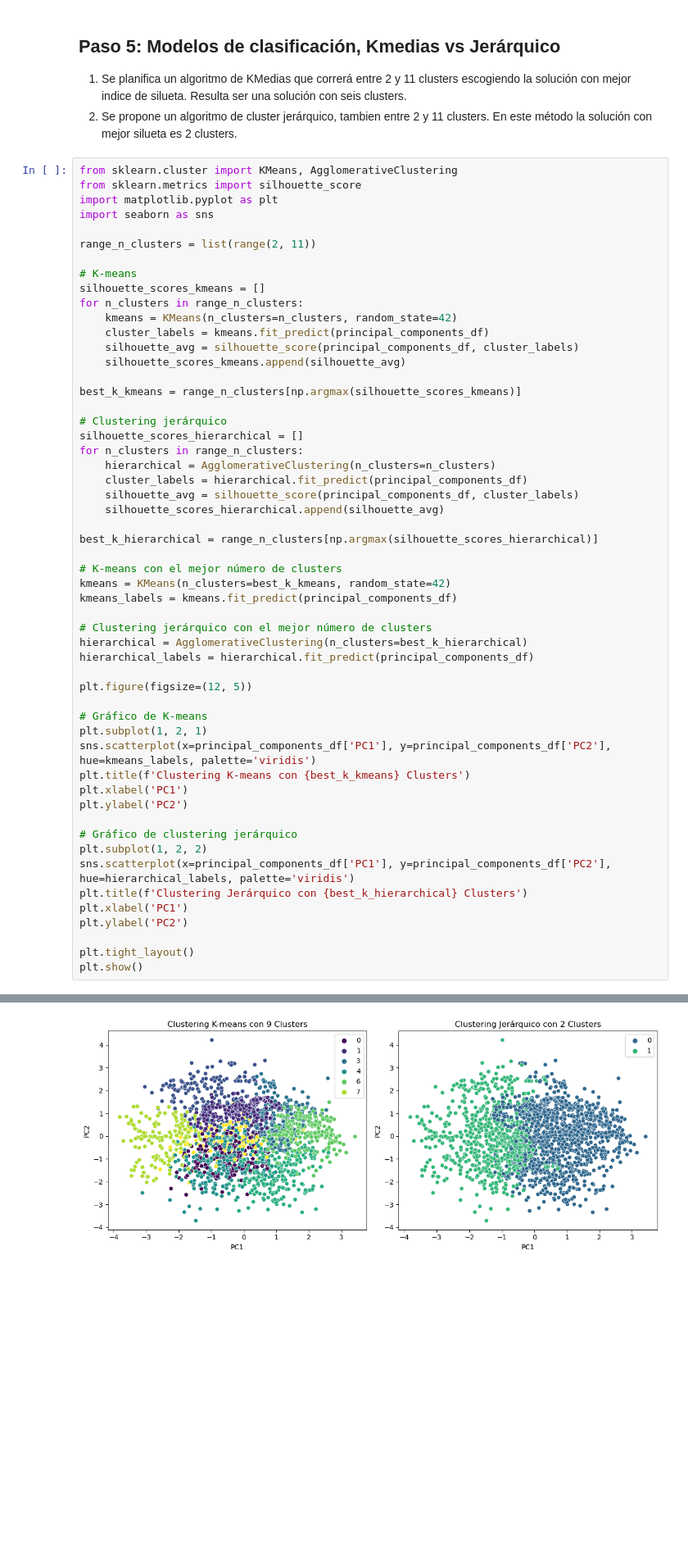
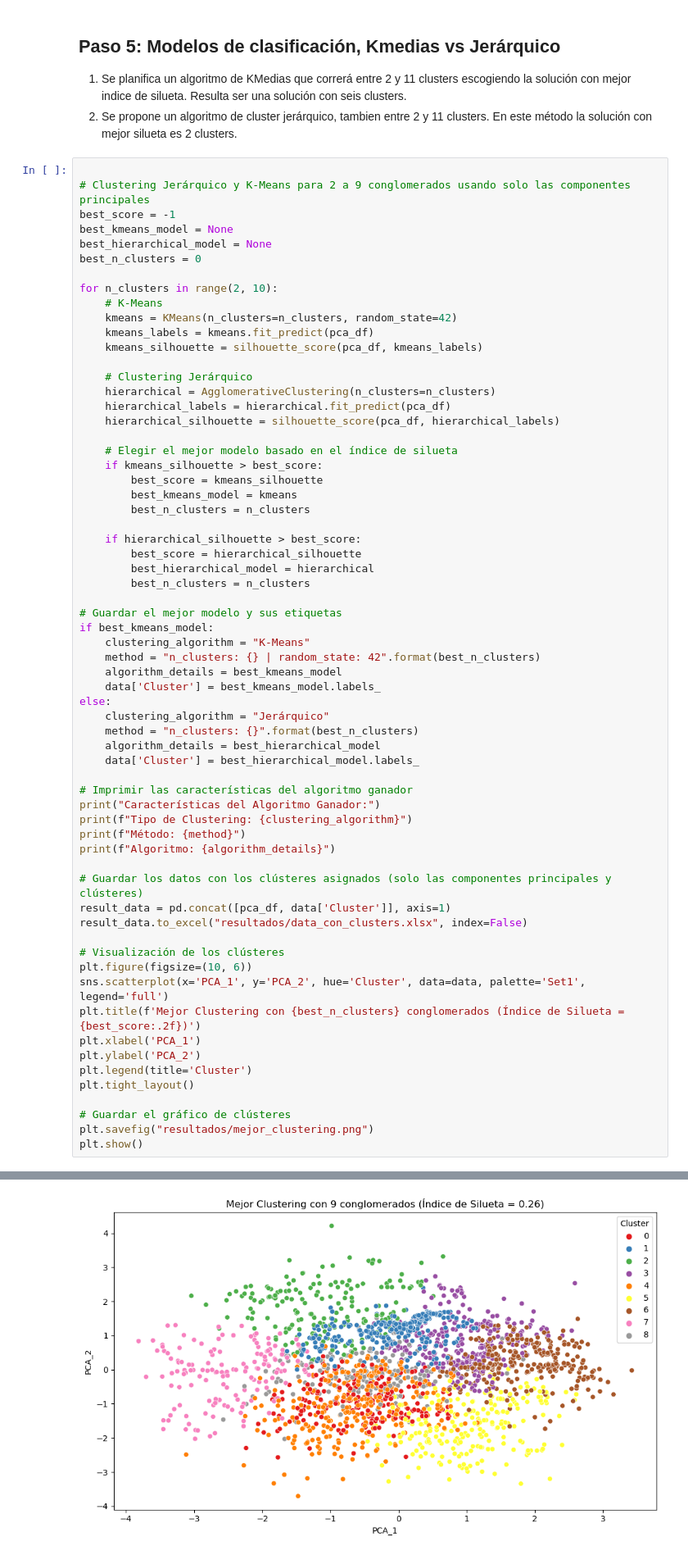
Before and after one commit to RamartiSing/Machine_Learning_3, a Jupyter notebook: Codigo/Proyecto 3 – Agrupación de datos sobre obesidad.ipynb, the cells around one changed output, grey strips where cells are left out. Shown at 82% size. Drawn from its saved outputs; the diff is of its cells as text; blank space fills up the shorter version.

Commit message:
Actualización
Este es el proyecto usado para los retos del trabajo final

```diff
--- a/Codigo/Proyecto 3 – Agrupación de datos sobre obesidad.ipynb
+++ b/Codigo/Proyecto 3 – Agrupación de datos sobre obesidad.ipynb
@@ -317,57 +397,67 @@ En principio, las componentes principales no estpan correlacionadas entre si y e
 1. Se planifica un algoritmo de KMedias que correrá entre 2 y 11 clusters escogiendo la solución con mejor indice de silueta. Resulta ser una solución con seis clusters.
 2. Se propone un algoritmo de cluster jerárquico, tambien entre 2 y 11 clusters. En este método la solución con mejor silueta es 2 clusters.
 # %%
-from sklearn.cluster import KMeans, AgglomerativeClustering
-from sklearn.metrics import silhouette_score
-import matplotlib.pyplot as plt
-import seaborn as sns
 
-range_n_clusters = list(range(2, 11))
+# Clustering Jerárquico y K-Means para 2 a 9 conglomerados usando solo las componentes principales
+best_score = -1
+best_kmeans_model = None
+best_hierarchical_model = None
+best_n_clusters = 0
 
-# K-means
-silhouette_scores_kmeans = []
-for n_clusters in range_n_clusters:
+for n_clusters in range(2, 10):
+    # K-Means
     kmeans = KMeans(n_clusters=n_clusters, random_state=42)
-    cluster_labels = kmeans.fit_predict(principal_components_df)
-    silhouette_avg = silhouette_score(principal_components_df, cluster_labels)
-    silhouette_scores_kmeans.append(silhouette_avg)
+    kmeans_labels = kmeans.fit_predict(pca_df)
+    kmeans_silhouette = silhouette_score(pca_df, kmeans_labels)
 
-best_k_kmeans = range_n_clusters[np.argmax(silhouette_scores_kmeans)]
+    # Clustering Jerárquico
+    hierarchical = AgglomerativeClustering(n_clusters=n_clusters)
+    hierarchical_labels = hierarchical.fit_predict(pca_df)
+    hierarchical_silhouette = silhouette_score(pca_df, hierarchical_labels)
 
-# Clustering jerárquico
-silhouette_scores_hierarchical = []
-for n_clusters in range_n_clusters:
-    hierarchical = AgglomerativeClustering(n_clusters=n_clusters)
-    cluster_labels = hierarchical.fit_predict(principal_components_df)
-    silhouette_avg = silhouette_score(principal_components_df, cluster_labels)
-    silhouette_scores_hierarchical.append(silhouette_avg)
+    # Elegir el mejor modelo basado en el índice de silueta
+    if kmeans_silhouette > best_score:
+        best_score = kmeans_silhouette
+        best_kmeans_model = kmeans
+        best_n_clusters = n_clusters
 
-best_k_hierarchical = range_n_clusters[np.argmax(silhouette_scores_hierarchical)]
+    if hierarchical_silhouette > best_score:
+        best_score = hierarchical_silhouette
+        best_hierarchical_model = hierarchical
+        best_n_clusters = n_clusters
 
-# K-means con el mejor número de clusters
-kmeans = KMeans(n_clusters=best_k_kmeans, random_state=42)
-kmeans_labels = kmeans.fit_predict(principal_components_df)
+# Guardar el mejor modelo y sus etiquetas
+if best_kmeans_model:
+    clustering_algorithm = "K-Means"
+    method = "n_clusters: {} | random_state: 42".format(best_n_clusters)
+    algorithm_details = best_kmeans_model
+    data['Cluster'] = best_kmeans_model.labels_
+else:
+    clustering_algorithm = "Jerárquico"
+    method = "n_clusters: {}".format(best_n_clusters)
+    algorithm_details = best_hierarchical_model
+    data['Cluster'] = best_hierarchical_model.labels_
 
-# Clustering jerárquico con el mejor número de clusters
-hierarchical = AgglomerativeClustering(n_clusters=best_k_hierarchical)
-hierarchical_labels = hierarchical.fit_predict(principal_components_df)
+# Imprimir las características del algoritmo ganador
+print("Características del Algoritmo Ganador:")
+print(f"Tipo de Clustering: {clustering_algorithm}")
+print(f"Método: {method}")
+print(f"Algoritmo: {algorithm_details}")
 
-plt.figure(figsize=(12, 5))
+# Guardar los datos con los clústeres asignados (solo las componentes principales y clústeres)
+result_data = pd.concat([pca_df, data['Cluster']], axis=1)
+result_data.to_excel("resultados/data_con_clusters.xlsx", index=False)
 
-# Gráfico de K-means
-plt.subplot(1, 2, 1)
-sns.scatterplot(x=principal_components_df['PC1'], y=principal_components_df['PC2'], hue=kmeans_labels, palette='viridis')
-plt.title(f'Clustering K-means con {best_k_kmeans} Clusters')
-plt.xlabel('PC1')
-plt.ylabel('PC2')
+# Visualización de los clústeres
+plt.figure(figsize=(10, 6))
+sns.scatterplot(x='PCA_1', y='PCA_2', hue='Cluster', data=data, palette='Set1', legend='full')
+plt.title(f'Mejor Clustering con {best_n_clusters} conglomerados (Índice de Silueta = {best_score:.2f})')
+plt.xlabel('PCA_1')
+plt.ylabel('PCA_2')
+plt.legend(title='Cluster')
+plt.tight_layout()
 
-# Gráfico de clustering jerárquico
-plt.subplot(1, 2, 2)
-sns.scatterplot(x=principal_components_df['PC1'], y=principal_components_df['PC2'], hue=hierarchical_labels, palette='viridis')
-plt.title(f'Clustering Jerárquico con {best_k_hierarchical} Clusters')
-plt.xlabel('PC1')
-plt.ylabel('PC2')
-
-plt.tight_layout()
+# Guardar el gráfico de clústeres
+plt.savefig("resultados/mejor_clustering.png")
 plt.show()
 # %% [output]
@@ -374 +468 @@ plt.show()
-[figure, old version]
+[figure, new version]
```
Also changed, not shown: parts of 13 cells of this notebook, 1 other file.
